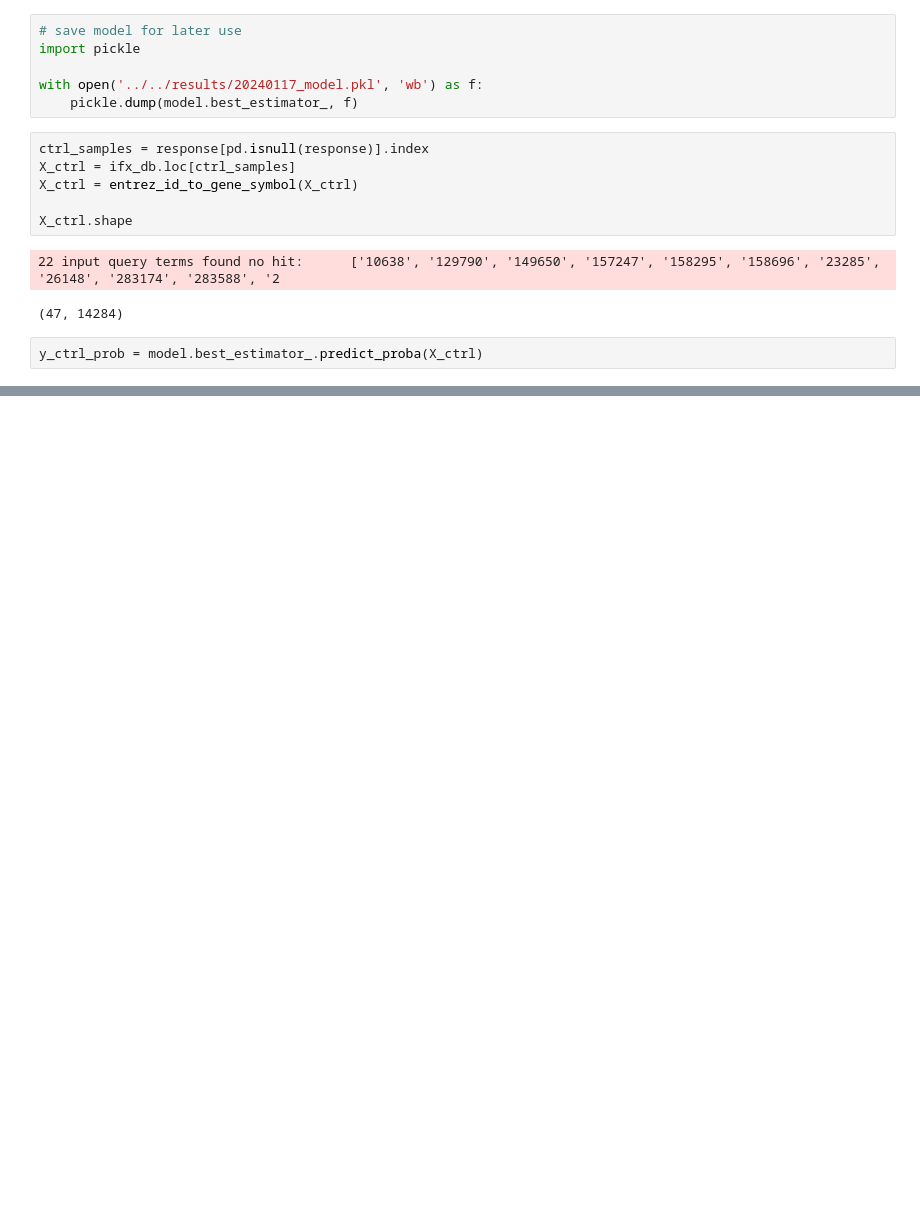
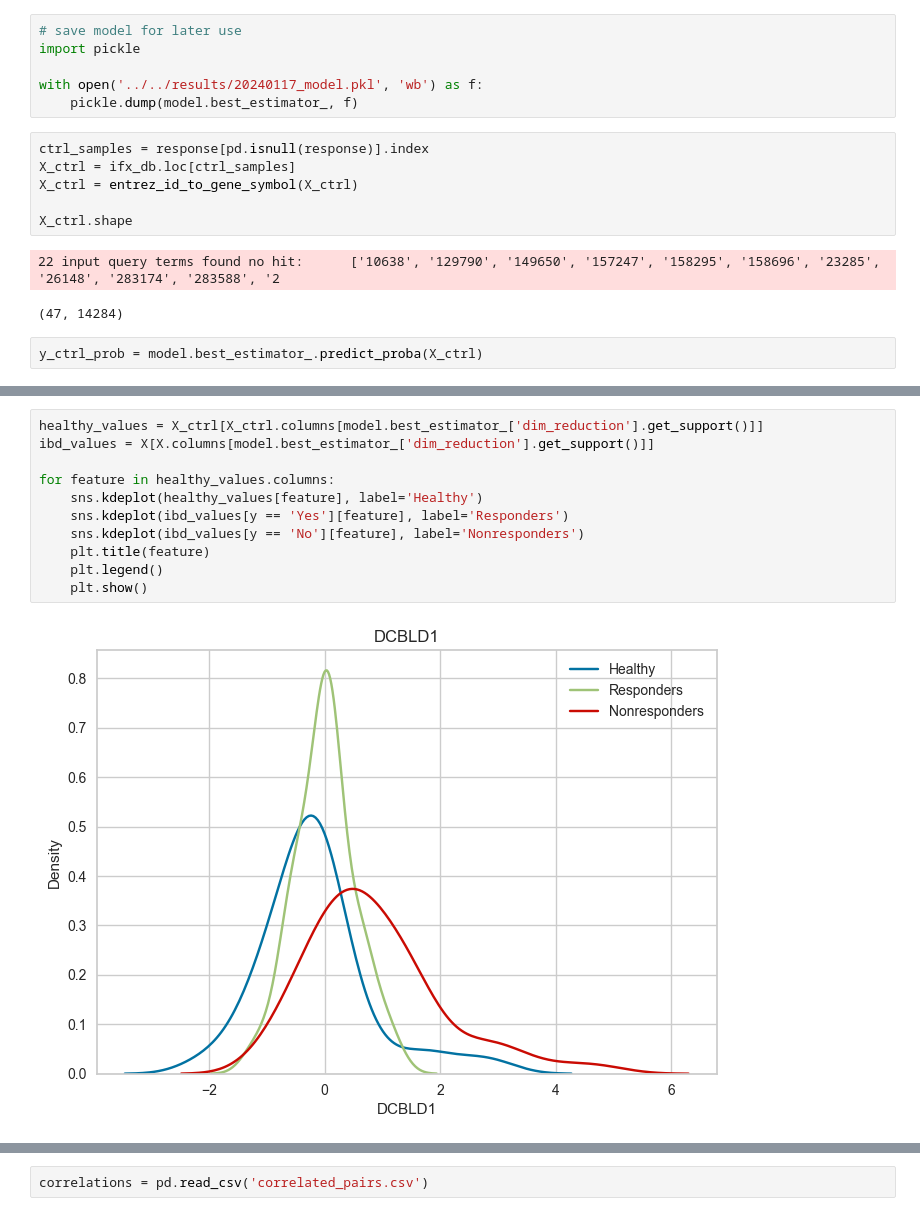
Before and after one commit to MaciejPiernik/ibd, a Jupyter notebook: ibd/notebooks/experiment_playground.ipynb, the cells around one changed output, grey strips where cells are left out. Drawn from its saved outputs; the diff is of its cells as text; blank space fills up the shorter version.

```diff
--- a/ibd/notebooks/experiment_playground.ipynb
+++ b/ibd/notebooks/experiment_playground.ipynb
@@ -493,0 +494,13 @@ plt.hist(y_ctrl_prob[:, 1], bins=50);
+# %%
+healthy_values = X_ctrl[X_ctrl.columns[model.best_estimator_['dim_reduction'].get_support()]]
+ibd_values = X[X.columns[model.best_estimator_['dim_reduction'].get_support()]]
+
+for feature in healthy_values.columns:
+    sns.kdeplot(healthy_values[feature], label='Healthy')
+    sns.kdeplot(ibd_values[y == 'Yes'][feature], label='Responders')
+    sns.kdeplot(ibd_values[y == 'No'][feature], label='Nonresponders')
+    plt.title(feature)
+    plt.legend()
+    plt.show()
+# %% [output]
+[figure, added]
@@ -493,0 +511,2 @@ plt.hist(y_ctrl_prob[:, 1], bins=50);
+# %%
+correlations = pd.read_csv('correlated_pairs.csv')
```
Also changed, not shown: parts of 7 cells of this notebook, 2 other files.
